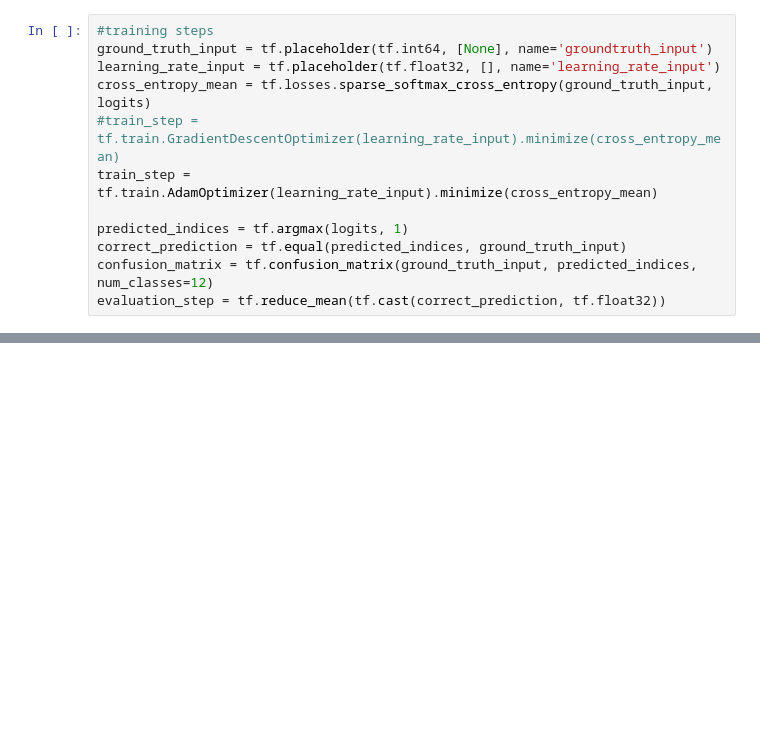
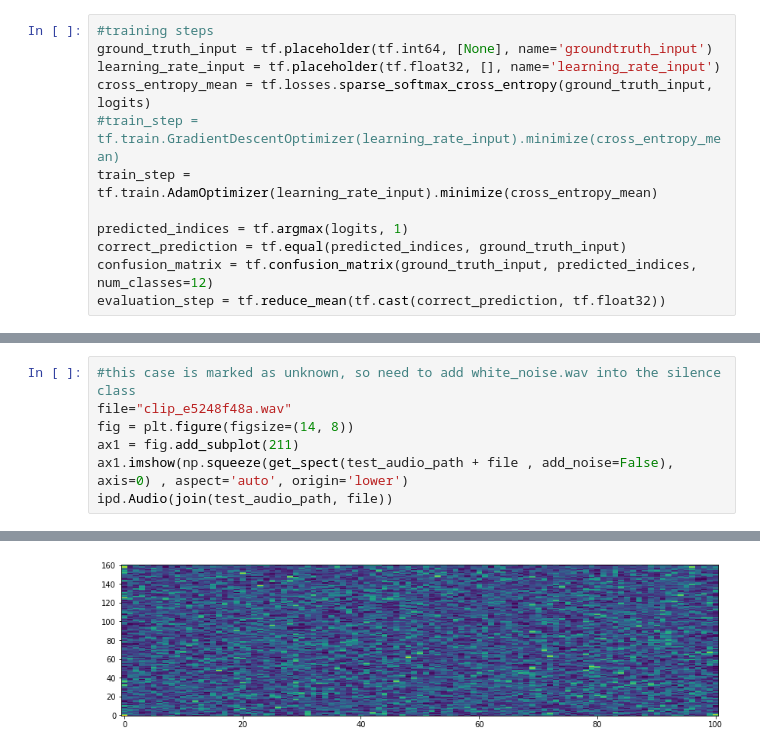
Before and after one commit to ronjian/tensorflow-speech-recognition-challenge, a Jupyter notebook: train.ipynb, the cells around one changed output, grey strips where cells are left out. Drawn from its saved outputs; the diff is of its cells as text; blank space fills up the shorter version.

```diff
--- a/train.ipynb
+++ b/train.ipynb
@@ -358,0 +397,8 @@ ipd.Audio(join(test_audio_path, file))
+# %%
+#this case is marked as unknown, so need to add white_noise.wav into the silence class
+file="clip_e5248f48a.wav"
+fig = plt.figure(figsize=(14, 8))
+ax1 = fig.add_subplot(211)
+ax1.imshow(np.squeeze(get_spect(test_audio_path + file , add_noise=False), axis=0) , aspect='auto', origin='lower')
+ipd.Audio(join(test_audio_path, file))
+# %% [output]
@@ -358,0 +406 @@ ipd.Audio(join(test_audio_path, file))
+[figure, added]
```
Also changed, not shown: parts of 14 cells of this notebook, 6 other files.
